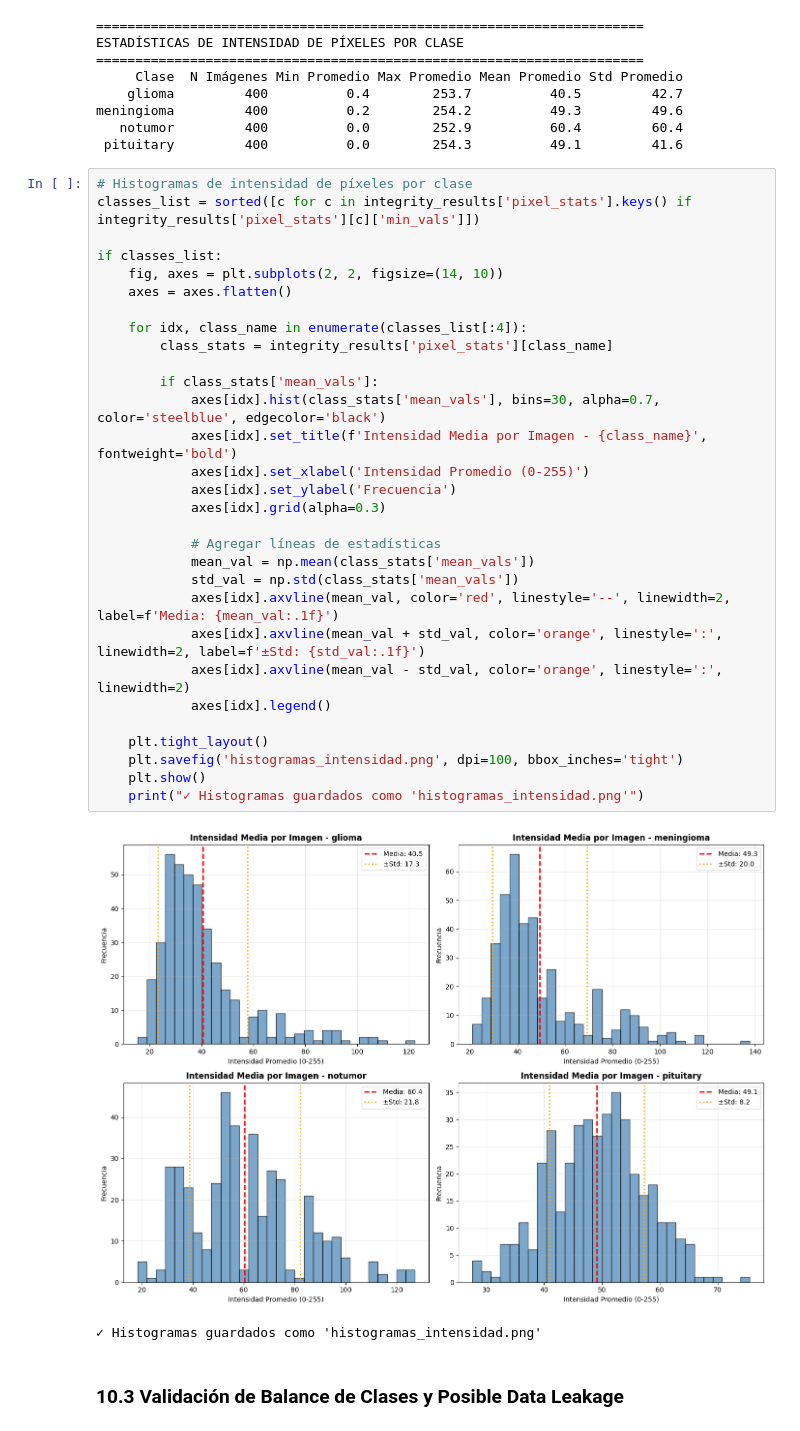
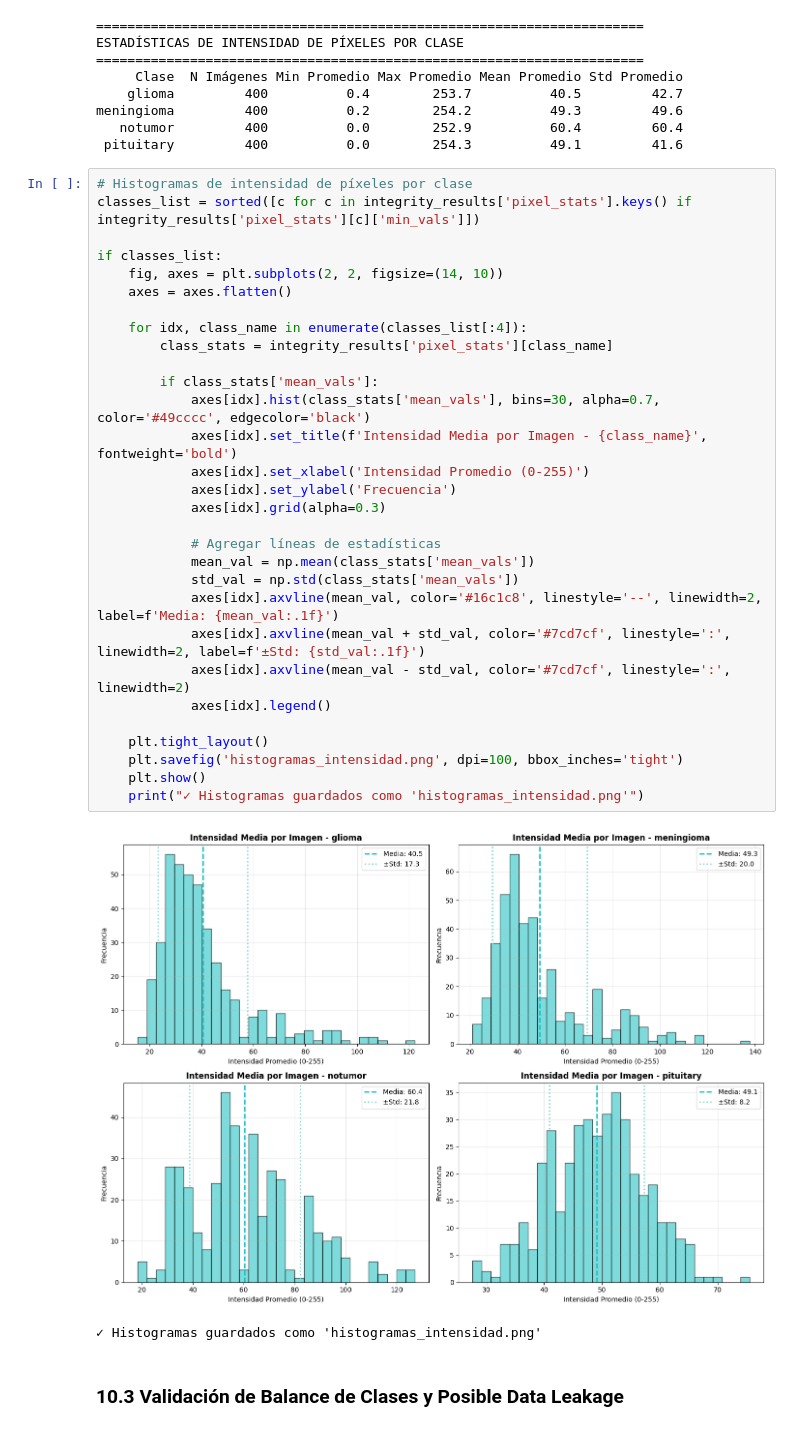
Before and after one commit to eospgonz10/DL_BrainTumor, a Jupyter notebook: 01 - exploración de datos.ipynb, the cells around one changed output. Cells and saved outputs as stored; diff of their text form.

```diff
--- a/01 - exploración de datos.ipynb
+++ b/01 - exploración de datos.ipynb
@@ -652,35 +696,35 @@ meningioma         400          0.2        254.2          49.3         49.6
 # %%
 # Histogramas de intensidad de píxeles por clase
 classes_list = sorted([c for c in integrity_results['pixel_stats'].keys() if integrity_results['pixel_stats'][c]['min_vals']])
 
 if classes_list:
     fig, axes = plt.subplots(2, 2, figsize=(14, 10))
     axes = axes.flatten()
 
     for idx, class_name in enumerate(classes_list[:4]):
         class_stats = integrity_results['pixel_stats'][class_name]
 
         if class_stats['mean_vals']:
-            axes[idx].hist(class_stats['mean_vals'], bins=30, alpha=0.7, color='steelblue', edgecolor='black')
+            axes[idx].hist(class_stats['mean_vals'], bins=30, alpha=0.7, color='#49cccc', edgecolor='black')
             axes[idx].set_title(f'Intensidad Media por Imagen - {class_name}', fontweight='bold')
             axes[idx].set_xlabel('Intensidad Promedio (0-255)')
             axes[idx].set_ylabel('Frecuencia')
             axes[idx].grid(alpha=0.3)
 
             # Agregar líneas de estadísticas
             mean_val = np.mean(class_stats['mean_vals'])
             std_val = np.std(class_stats['mean_vals'])
-            axes[idx].axvline(mean_val, color='red', linestyle='--', linewidth=2, label=f'Media: {mean_val:.1f}')
-            axes[idx].axvline(mean_val + std_val, color='orange', linestyle=':', linewidth=2, label=f'±Std: {std_val:.1f}')
-            axes[idx].axvline(mean_val - std_val, color='orange', linestyle=':', linewidth=2)
+            axes[idx].axvline(mean_val, color='#16c1c8', linestyle='--', linewidth=2, label=f'Media: {mean_val:.1f}')
+            axes[idx].axvline(mean_val + std_val, color='#7cd7cf', linestyle=':', linewidth=2, label=f'±Std: {std_val:.1f}')
+            axes[idx].axvline(mean_val - std_val, color='#7cd7cf', linestyle=':', linewidth=2)
             axes[idx].legend()
 
     plt.tight_layout()
     plt.savefig('histogramas_intensidad.png', dpi=100, bbox_inches='tight')
     plt.show()
     print("✓ Histogramas guardados como 'histogramas_intensidad.png'")
 # %% [output]
-[figure, old version]
+[figure, new version]
 ✓ Histogramas guardados como 'histogramas_intensidad.png'
 # %% [markdown]
 ### 10.3 Validación de Balance de Clases y Posible Data Leakage
```
Also changed, not shown: parts of 10 cells of this notebook.
